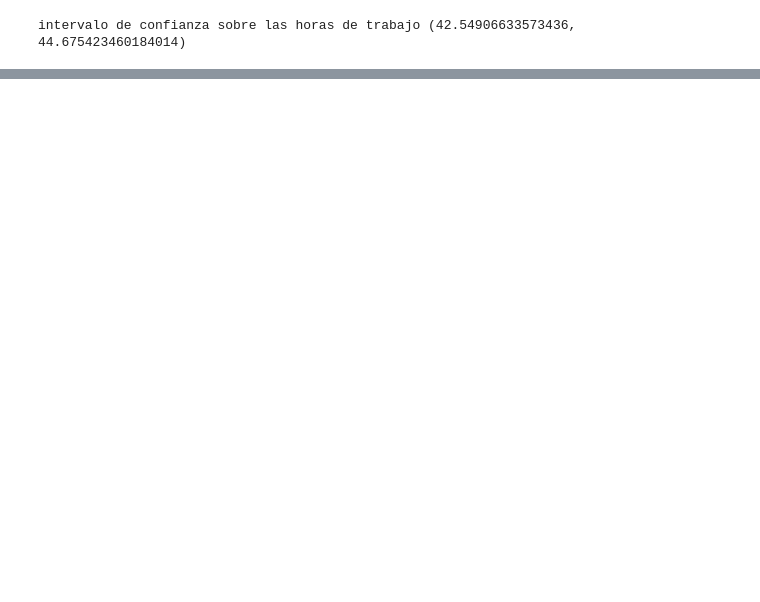
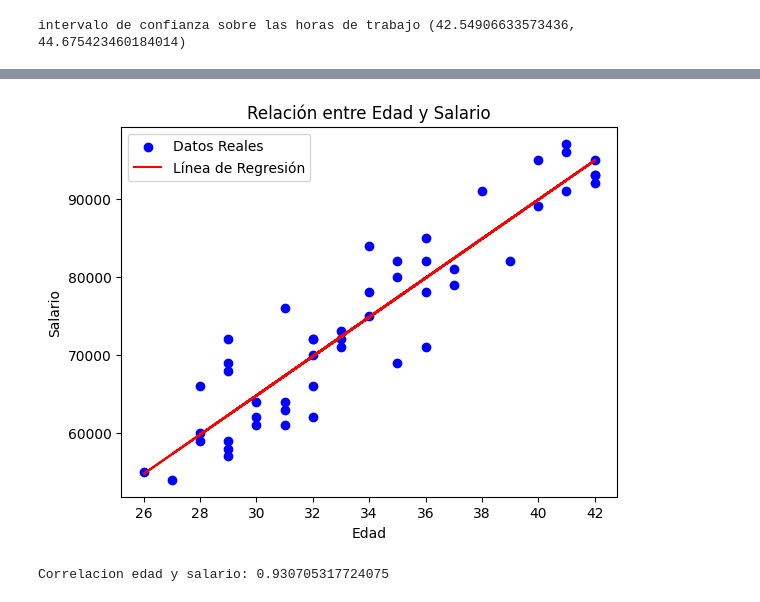
Before and after one commit to LeandroRodrigoMolina/IntegradorEstadisticaSecuela, a Jupyter notebook: main.ipynb, the cells around one changed output, grey strips where cells are left out. Saved outputs shown, nothing was run; the diff lists cells and outputs as text; code cells hidden in the pictures; blank space fills up the shorter version.

```diff
--- a/main.ipynb
+++ b/main.ipynb
@@ -49,3 +54,17 @@ intervalo_confianza_modificado = stats.t.interval(confianza, df=n_modificado-1,
 print("intervalo de confianza sobre las horas de trabajo",intervalo_confianza_modificado)
 # %% [output]
 intervalo de confianza sobre las horas de trabajo (42.54906633573436, 44.675423460184014)
+# %%
+# Preparación de los datos para el modelo de regresión lineal
+X = df_empleados_excel_modificado['Edad']  # Variable independiente
+y = df_empleados_excel_modificado['Salario']  # Variable dependiente
+
+# Agregar una constante a la variable independiente
+X = sm.add_constant(X)
+
+# Crear el modelo de regresión lineal
+modelo = sm.OLS(y, X).fit()
+
+# Obtener el resumen del modelo
+resumen_modelo = modelo.summary()
+resumen_modelo
@@ -51,0 +91,28 @@ intervalo de confianza sobre las horas de trabajo (42.54906633573436, 44.6754234
+# %%
+# Obtenemos los valores de la edad y los salarios predichos por el modelo
+X_valores = df_empleados_excel_modificado['Edad']
+y_pred = modelo.predict()
+
+# Gráfico de dispersión de los datos reales
+plt.scatter(X_valores, y, label='Datos Reales', color='blue')
+
+# Línea de tendencia del modelo de regresión
+plt.plot(X_valores, y_pred, label='Línea de Regresión', color='red')
+
+# Etiquetas y leyenda
+plt.title('Relación entre Edad y Salario')
+plt.xlabel('Edad')
+plt.ylabel('Salario')
+plt.legend()
+
+# Mostrar el gráfico
+plt.show()
+# %% [output]
+[figure, added]
+# %%
+# Calculamos el coeficiente de correlación de Pearson entre la edad y el salario
+coef_correlacion = df_empleados_excel_modificado['Edad'].corr(df_empleados_excel_modificado['Salario'])
+
+print("Correlacion edad y salario:", coef_correlacion)
+# %% [output]
+Correlacion edad y salario: 0.930705317724075
```
Also changed, not shown: parts of 3 cells of this notebook.
